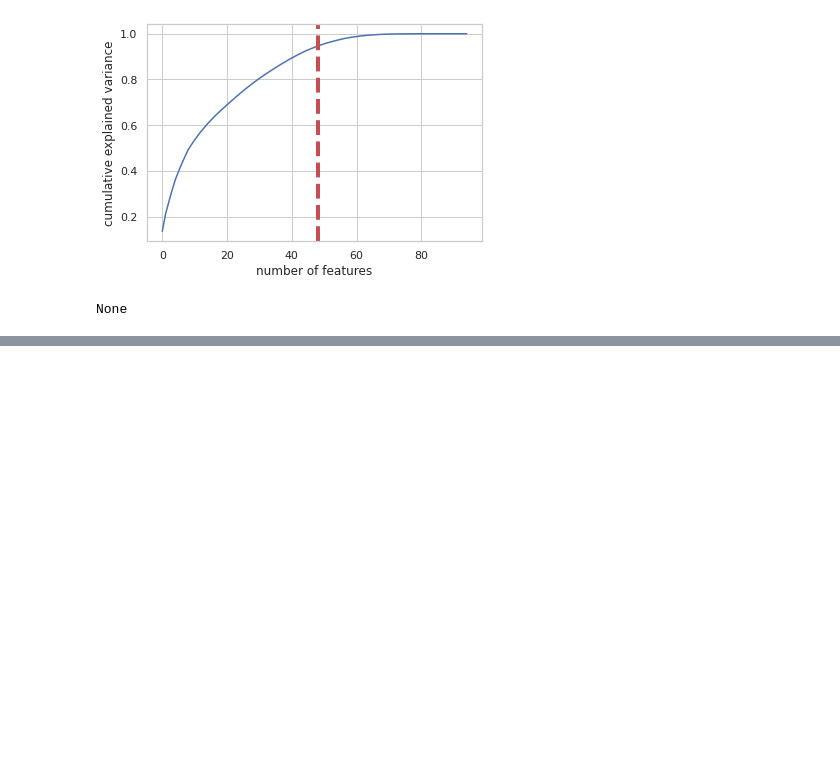
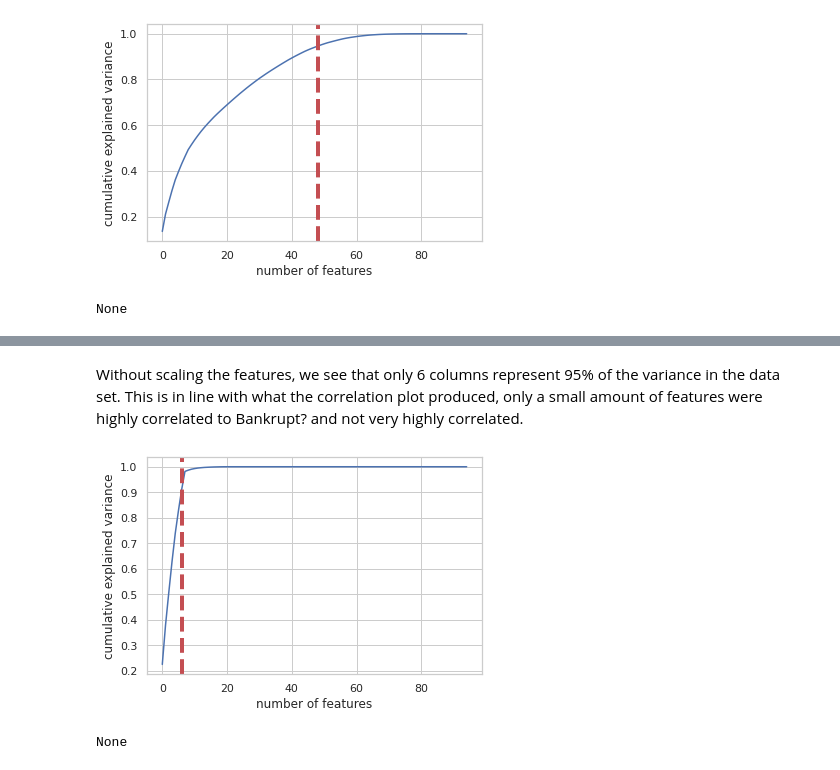
Before and after one commit to erinmcmahon26/Company-Bankruptcy-Prediction, a Jupyter notebook: DecisionTree_and_RandomForest.ipynb, the cells around one changed output, grey strips where cells are left out. Cells and saved outputs as stored; diff of their text form; code cells hidden in the pictures; blank space fills up the shorter version.

```diff
--- a/DecisionTree_and_RandomForest.ipynb
+++ b/DecisionTree_and_RandomForest.ipynb
@@ -210,0 +190,10 @@ weighted avg       0.94      0.94      0.94      1364
+# %%
+x_train, x_test, y_train, y_test = train_test_split(x,y, test_size=0.2, random_state=42)
+# %%
+pca_test = PCA(n_components=95)
+pca_test.fit(x_train)
+evr = pca_test.explained_variance_ratio_
+cvr = np.cumsum(pca_test.explained_variance_ratio_)
+pca_df = pd.DataFrame()
+pca_df['Cumulative Variance Ratio'] = cvr
+pca_df['Explained Variance Ratio'] = evr
@@ -210,0 +211,12 @@ weighted avg       0.94      0.94      0.94      1364
+# %% [markdown]
+Without scaling the features, we see that only 6 columns represent 95% of the variance in the data set. This is in line with what the correlation plot produced, only a small amount of features were highly correlated to Bankrupt? and not very highly correlated.
+# %%
+sns.set(style='whitegrid')
+plt.plot(np.cumsum(pca_test.explained_variance_ratio_))
+plt.xlabel('number of features')
+plt.ylabel('cumulative explained variance')
+plt.axvline(linewidth=4, color='r', linestyle = '--', x=6, ymin=0, ymax=1)
+display(plt.show())
+# %% [output]
+[figure, added]
+None
```
Also changed, not shown: parts of 38 cells of this notebook.
